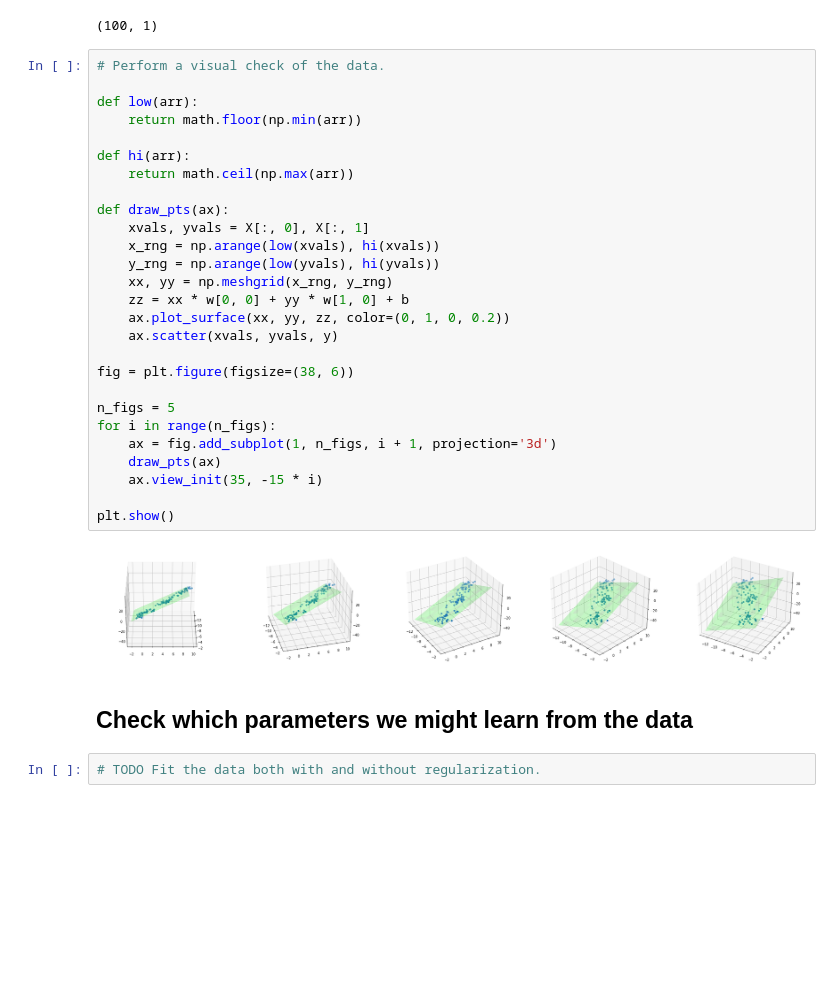
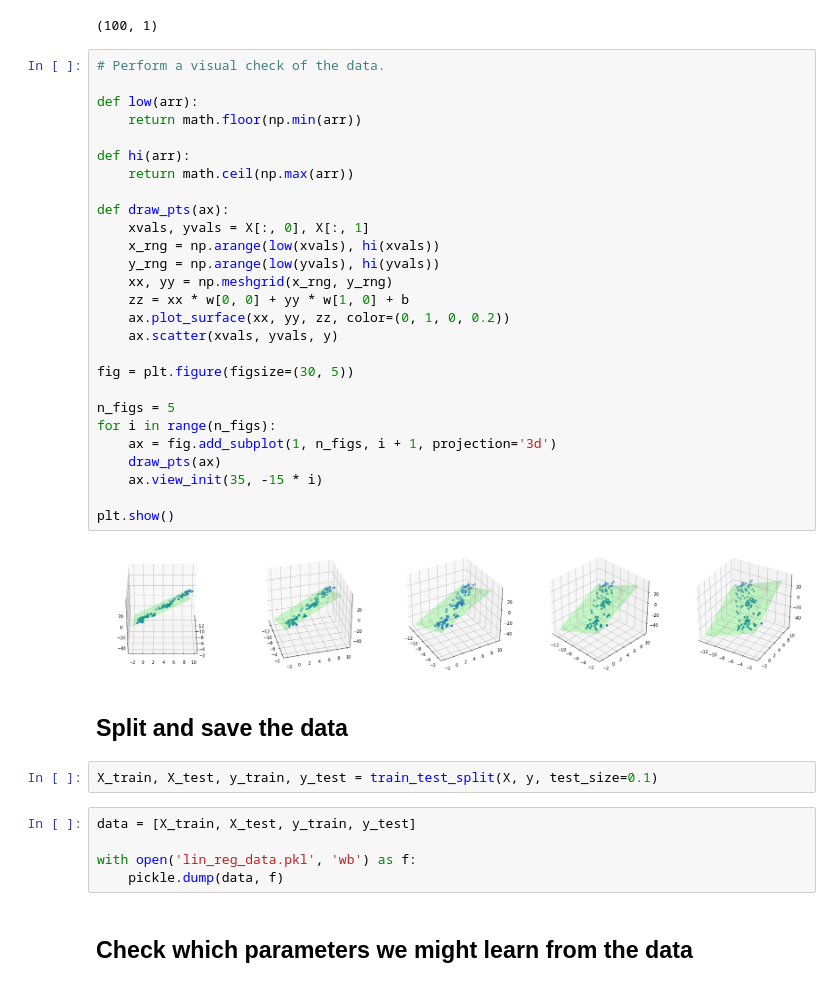
Before and after one commit to unbox-research/tfkoans, a Jupyter notebook: koan_2/make_lin_reg_data.ipynb, the cells around one changed output. Saved outputs shown, nothing was run; the diff lists cells and outputs as text; blank space fills up the shorter version.

Commit message:
Koan 2: finish data-making notebook.

```diff
--- a/koan_2/make_lin_reg_data.ipynb
+++ b/koan_2/make_lin_reg_data.ipynb
@@ -80,33 +76,40 @@ y.shape
 # %%
 # Perform a visual check of the data.
 
 def low(arr):
     return math.floor(np.min(arr))
 
 def hi(arr):
     return math.ceil(np.max(arr))
 
 def draw_pts(ax):
     xvals, yvals = X[:, 0], X[:, 1]
     x_rng = np.arange(low(xvals), hi(xvals))
     y_rng = np.arange(low(yvals), hi(yvals))
     xx, yy = np.meshgrid(x_rng, y_rng)
     zz = xx * w[0, 0] + yy * w[1, 0] + b
     ax.plot_surface(xx, yy, zz, color=(0, 1, 0, 0.2))
     ax.scatter(xvals, yvals, y)
 
-fig = plt.figure(figsize=(38, 6))
+fig = plt.figure(figsize=(30, 5))
 
 n_figs = 5
 for i in range(n_figs):
     ax = fig.add_subplot(1, n_figs, i + 1, projection='3d')
     draw_pts(ax)
     ax.view_init(35, -15 * i)
 
 plt.show()
 # %% [output]
-[figure, old version]
+[figure, new version]
+# %% [markdown]
+## Split and save the data
+# %%
+X_train, X_test, y_train, y_test = train_test_split(X, y, test_size=0.1)
+# %%
+data = [X_train, X_test, y_train, y_test]
+
+with open('lin_reg_data.pkl', 'wb') as f:
+    pickle.dump(data, f)
 # %% [markdown]
 ## Check which parameters we might learn from the data
-# %%
-# TODO Fit the data both with and without regularization.
```
Also changed, not shown: parts of 4 cells of this notebook.
